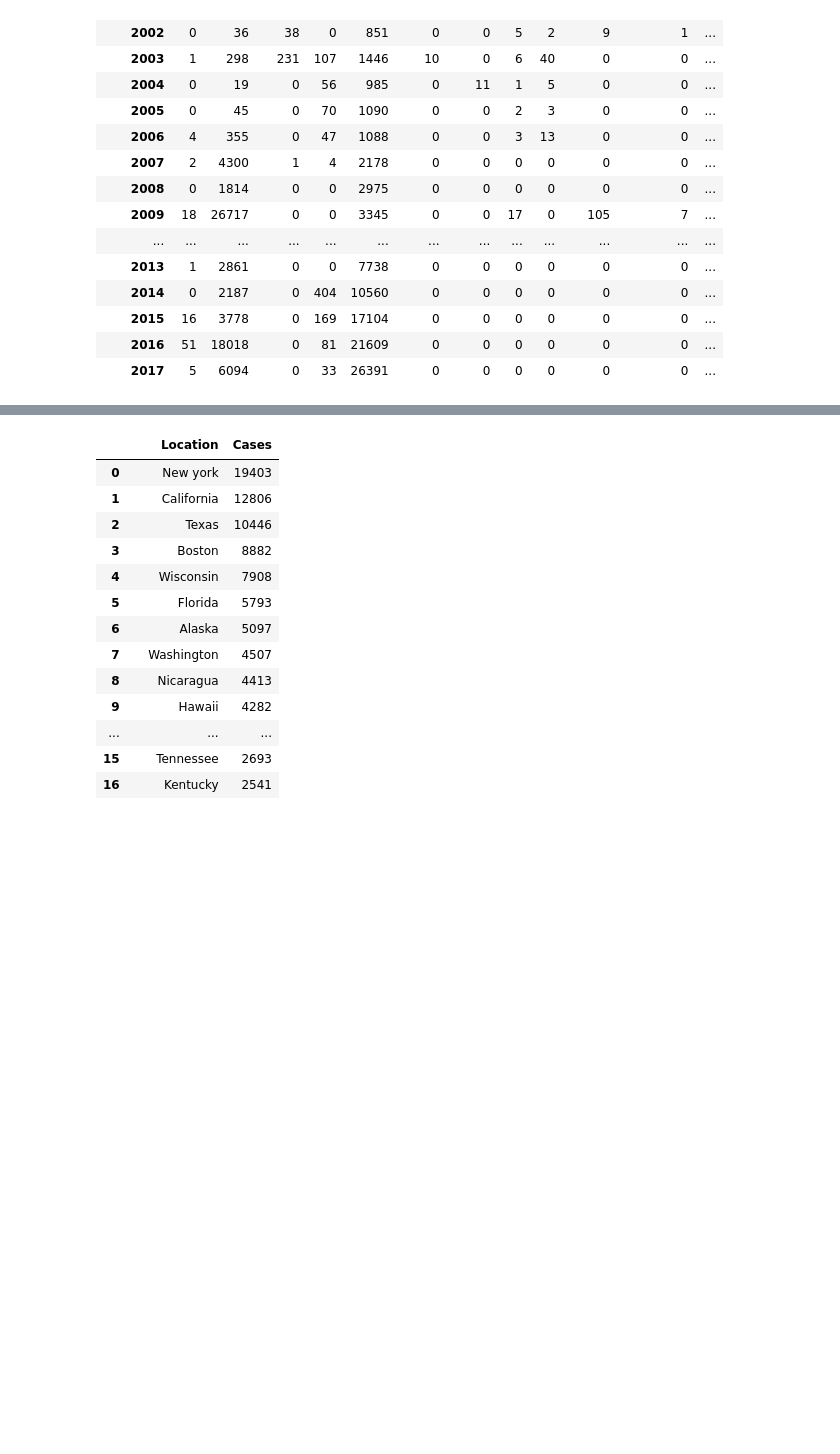
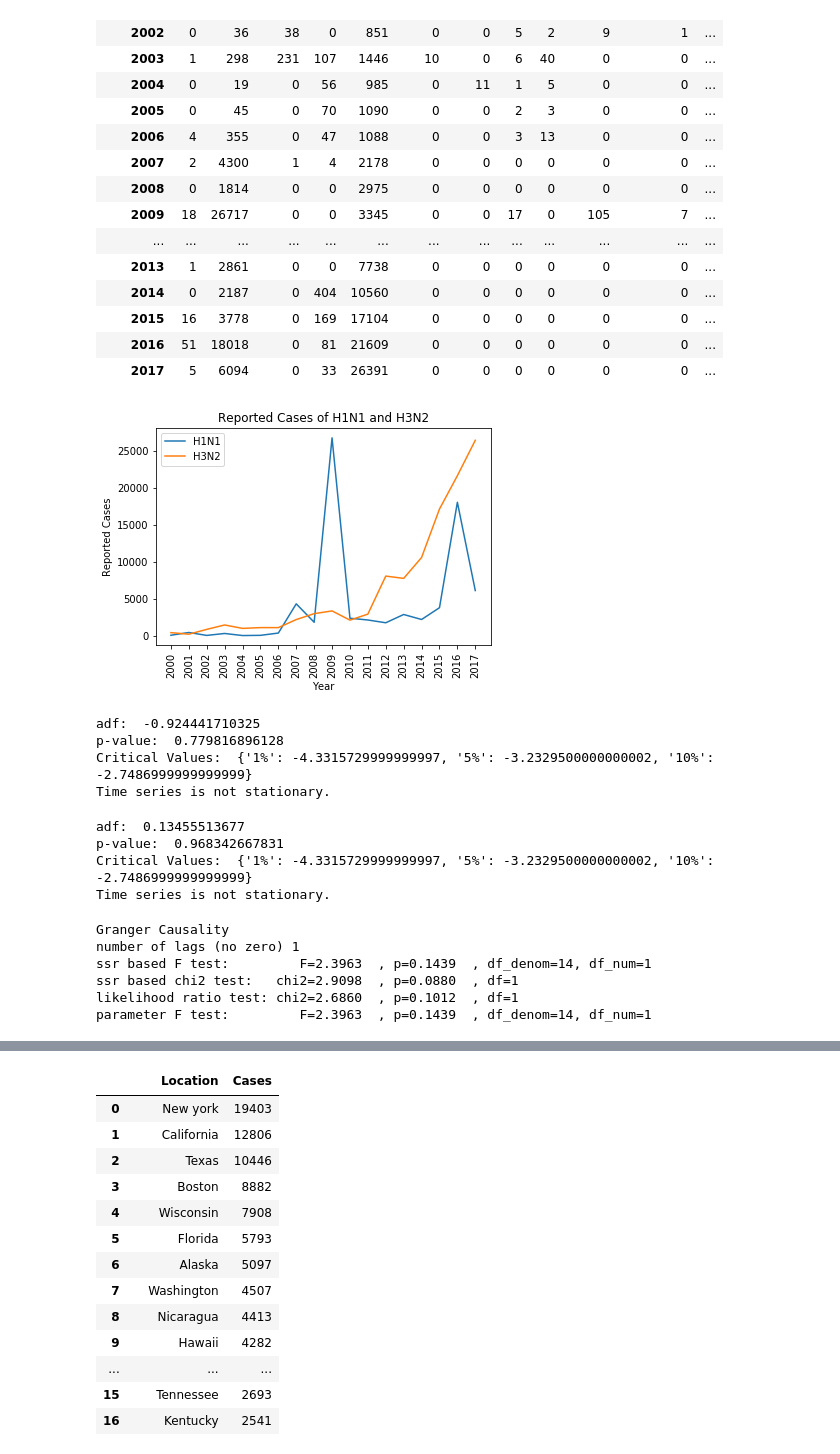
Before and after one commit to Trancefiend/Drills, a Jupyter notebook: Second Capstone.ipynb, the cells around one changed output, grey strips where cells are left out. Drawn from its saved outputs; the diff is of its cells as text; code cells hidden in the pictures; blank space fills up the shorter version.

```diff
--- a/Second Capstone.ipynb
+++ b/Second Capstone.ipynb
@@ -101,6 +108,57 @@ first
 | 2015 | 16 | 3778 | 0 | 169 | 17104 | 0 | 0 | 0 | 0 | 0 | 0 | ... |
 | 2016 | 51 | 18018 | 0 | 81 | 21609 | 0 | 0 | 0 | 0 | 0 | 0 | ... |
 | 2017 | 5 | 6094 | 0 | 33 | 26391 | 0 | 0 | 0 | 0 | 0 | 0 | ... |
+# %%
+plt.plot(first['H1N1'])
+plt.plot(first['H3N2'])
+plt.ylabel('Reported Cases')
+plt.xlabel('Year')
+plt.xticks(first.index, rotation='vertical')
+plt.legend()
+plt.title('Reported Cases of H1N1 and H3N2')
+
+plt.show()
+# %% [output]
+[figure, added]
+# %%
+t_series = sm.tsa.adfuller(first['H1N1'])
+print('adf: ', t_series[0])
+print('p-value: ', t_series[1])
+print('Critical Values: ', t_series[4])
+
+if t_series[0] > t_series[4]['5%']:
+    print('Time series is not stationary.')
+else:
+    print('Time series is stationary.')
+# %% [output]
+adf:  -0.924441710325
+p-value:  0.779816896128
+Critical Values:  {'1%': -4.3315729999999997, '5%': -3.2329500000000002, '10%': -2.7486999999999999}
+Time series is not stationary.
+# %%
+t_series1 = sm.tsa.adfuller(first['H3N2'])
+print('adf: ', t_series1[0])
+print('p-value: ', t_series1[1])
+print('Critical Values: ', t_series1[4])
+
+if t_series1[0] > t_series1[4]['5%']:
+    print('Time series is not stationary.')
+else:
+    print('Time series is stationary.')
+# %% [output]
+adf:  0.13455513677
+p-value:  0.968342667831
+Critical Values:  {'1%': -4.3315729999999997, '5%': -3.2329500000000002, '10%': -2.7486999999999999}
+Time series is not stationary.
+# %%
+g_caus = sm.tsa.stattools.grangercausalitytests(first[['H1N1', 'H3N2']].dropna(),1)
+# %% [output]
+Granger Causality
+number of lags (no zero) 1
+ssr based F test:         F=2.3963  , p=0.1439  , df_denom=14, df_num=1
+ssr based chi2 test:   chi2=2.9098  , p=0.0880  , df=1
+likelihood ratio test: chi2=2.6860  , p=0.1012  , df=1
+parameter F test:         F=2.3963  , p=0.1439  , df_denom=14, df_num=1
 # %%
 date = first.index
 y1 = first['H1N1']
```
Also changed, not shown: parts of 4 cells of this notebook.
